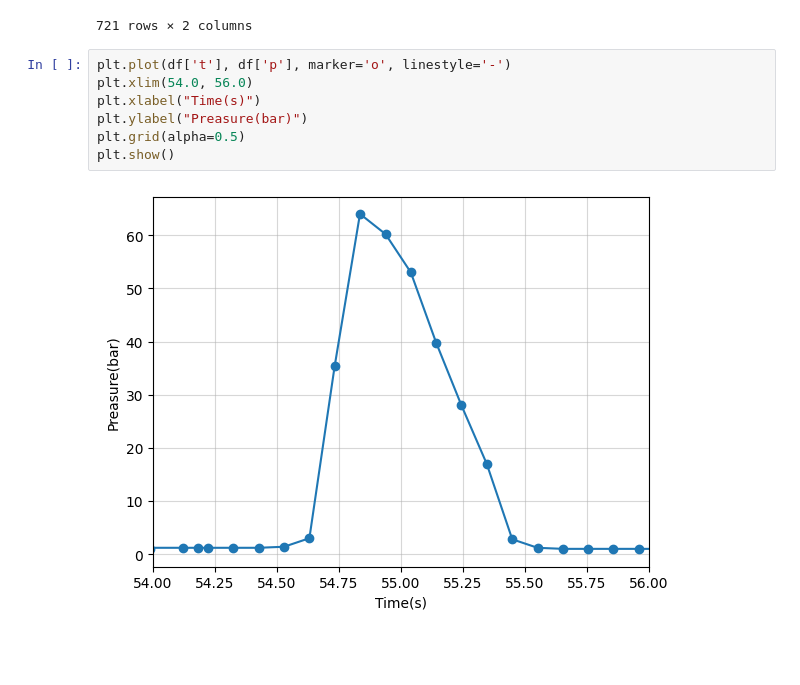
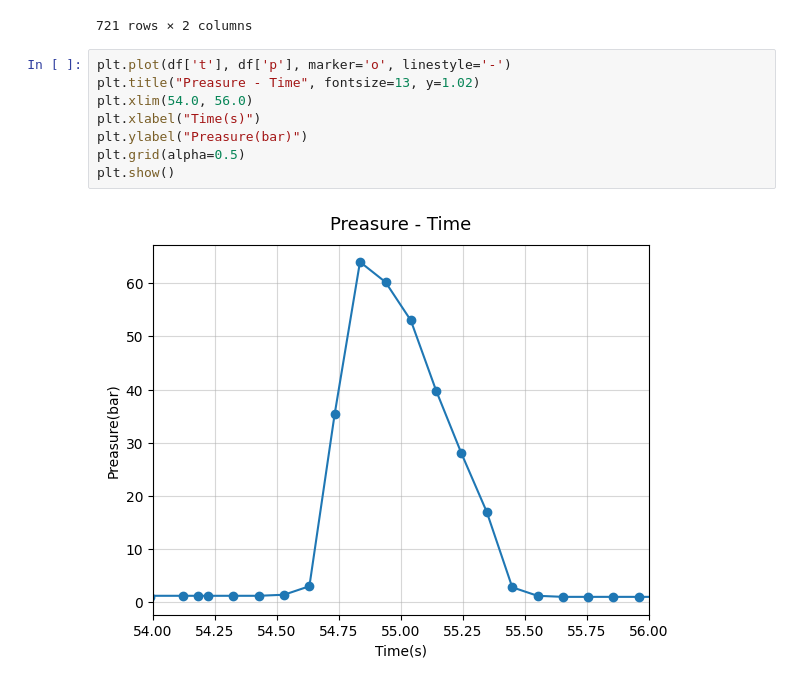
Before and after one commit to chaos1231107/2025_model_rocket_project, a Jupyter notebook: pms_ver1.ipynb, the cells around one changed output. Cells and saved outputs as stored; diff of their text form; blank space fills up the shorter version.

```diff
--- a/pms_ver1.ipynb
+++ b/pms_ver1.ipynb
@@ -30,10 +30,11 @@ df
 721 rows × 2 columns
 # %%
 plt.plot(df['t'], df['p'], marker='o', linestyle='-')
+plt.title("Preasure - Time", fontsize=13, y=1.02)
 plt.xlim(54.0, 56.0)
 plt.xlabel("Time(s)")
 plt.ylabel("Preasure(bar)")
 plt.grid(alpha=0.5)
 plt.show()
 # %% [output]
-[figure, old version]
+[figure, new version]
```
Also changed, not shown: parts of 1 cell of this notebook.
